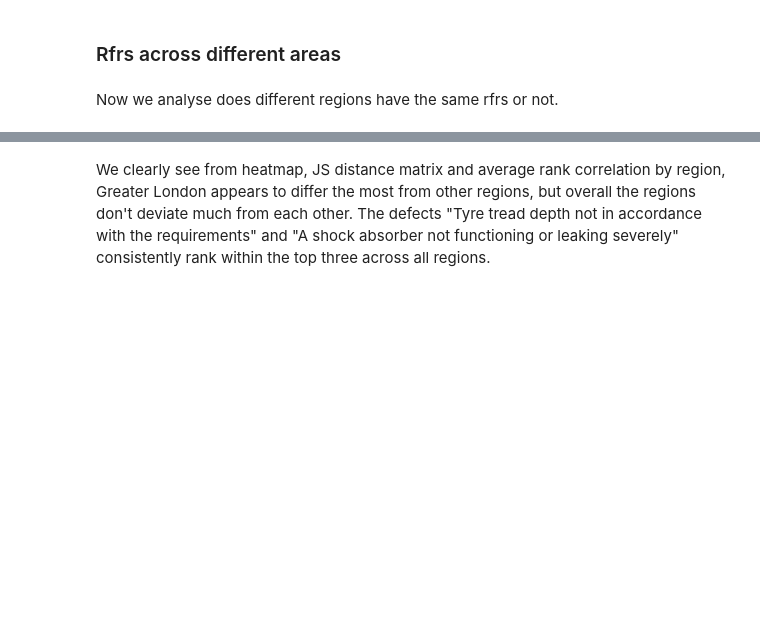
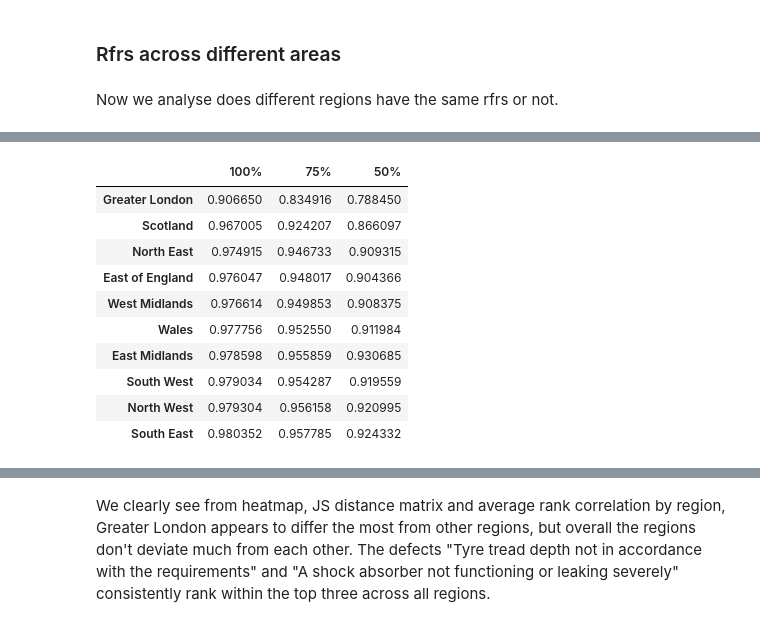
Before and after one commit to sttseitlin/MOT-test-for-motorcycles, a Jupyter notebook: moto.ipynb, the cells around one changed output, grey strips where cells are left out. Cells and saved outputs as stored; diff of their text form; code cells hidden in the pictures; blank space fills up the shorter version.

```diff
--- a/moto.ipynb
+++ b/moto.ipynb
@@ -4095,11 +3997,10 @@ rfr_by_region_pivot = (
     .reset_index()
 )
 rfr_by_region_pivot.columns.name = None
-rfr_by_region_pivot_filt = filter_below_threshold(rfr_by_region_pivot, 0.9)
-rfr_by_region_pivot_filt.index = rfr_by_region_pivot_filt.index + 1
-rfr_by_region_pivot_ranked = rank_cols(rfr_by_region_pivot_filt)
+rfr_by_region_pivot = rfr_by_region_pivot.reset_index(drop=True)
+rfr_by_region_pivot.index = rfr_by_region_pivot.index + 1
+rfr_by_region_pivot_ranked = rank_cols(rfr_by_region_pivot)
 with pd.option_context('display.max_colwidth', None):
-    display(Markdown(f"{rfr_by_region_pivot_ranked.shape[0]} of 303 rfrs take 80% of total"))
     display(Markdown("Ranking of rfrs by UK regions"))
     display(rfr_by_region_pivot_ranked.head(10))
 # %% [output]
@@ -4116,3 +4016,17 @@ Ranking of rfrs by UK regions
 | 8 | Lamps and reflectors | Rear reflectors | Reflector missing or reflecting w... | 7 | 6 | 14 | 7 | ... |
 | 9 | Brakes | Roller brake test | Significant brake effort recorded... | 11 | 10 | 25 | 6 | ... |
 | 10 | Identification of the vehicle | Registration plate | Number plate does not conform to ... | 13 | 9 | 23 | 9 | ... |
+# %%
+corr_df(rfr_by_region_pivot)
+# %% [output]
+|  | 100% | 75% | 50% |
+| Greater London | 0.906650 | 0.834916 | 0.788450 |
+| Scotland | 0.967005 | 0.924207 | 0.866097 |
+| North East | 0.974915 | 0.946733 | 0.909315 |
+| East of England | 0.976047 | 0.948017 | 0.904366 |
+| West Midlands | 0.976614 | 0.949853 | 0.908375 |
+| Wales | 0.977756 | 0.952550 | 0.911984 |
+| East Midlands | 0.978598 | 0.955859 | 0.930685 |
+| South West | 0.979034 | 0.954287 | 0.919559 |
+| North West | 0.979304 | 0.956158 | 0.920995 |
+| South East | 0.980352 | 0.957785 | 0.924332 |
```
Also changed, not shown: parts of 59 cells of this notebook.
